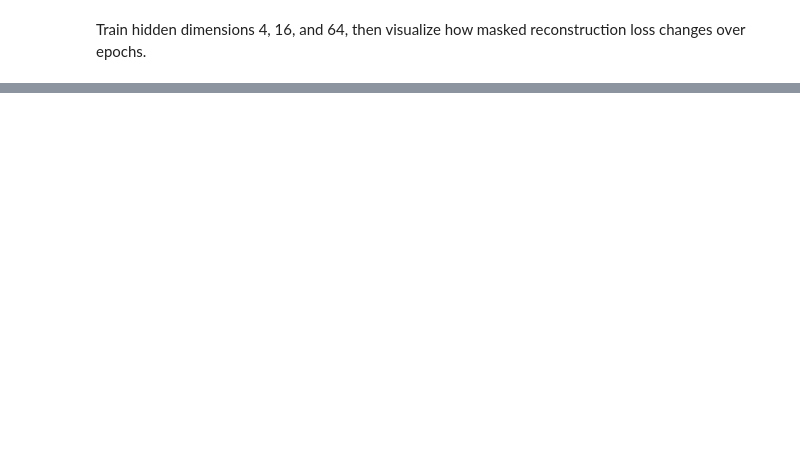
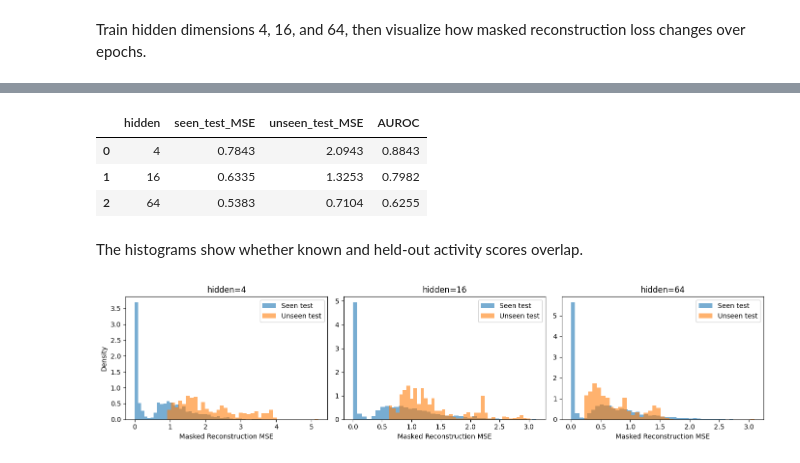
Before and after one commit to MJawad-AbouAleiwi/Federated-Learning, a Jupyter notebook: 2_Self-Supervised Learning/4_UCI_HAR_Masked_Autoencoder.ipynb, the cells around one changed output, grey strips where cells are left out. Saved outputs shown, nothing was run; the diff lists cells and outputs as text; code cells hidden in the pictures; blank space fills up the shorter version.

```diff
--- a/2_Self-Supervised Learning/4_UCI_HAR_Masked_Autoencoder.ipynb
+++ b/2_Self-Supervised Learning/4_UCI_HAR_Masked_Autoencoder.ipynb
@@ -771,0 +288,36 @@ This highlights an important limitation of reconstruction-error-based activity d
+# %%
+# Report mean reconstruction MSE and AUROC for the baseline capacities
+baseline_scores, baseline_rows = {}, []
+for hidden, model in models.items():
+    seen = reconstruction_scores(model, baseline_data["seen_test"])
+    unseen = reconstruction_scores(model, baseline_data["unseen_test"][BASE_UNSEEN])
+    baseline_scores[hidden] = (seen, unseen)
+    baseline_rows.append({
+        "hidden": hidden,
+        "seen_test_MSE": float(seen.mean()),
+        "unseen_test_MSE": float(unseen.mean()),
+        "AUROC": compute_auroc(seen, unseen),
+    })
+baseline_results = pd.DataFrame(baseline_rows)
+display(baseline_results.round(4))
+# %% [output]
+|  | hidden | seen_test_MSE | unseen_test_MSE | AUROC |
+| 0 | 4 | 0.7843 | 2.0943 | 0.8843 |
+| 1 | 16 | 0.6335 | 1.3253 | 0.7982 |
+| 2 | 64 | 0.5383 | 0.7104 | 0.6255 |
+# %% [markdown]
+The histograms show whether known and held-out activity scores overlap.
+# %%
+# Visualize baseline reconstruction-score separation for each capacity
+fig, axes = plt.subplots(1, len(HIDDENS), figsize=(14, 3.5))
+for ax, hidden in zip(np.ravel(axes), HIDDENS):
+    seen, unseen = baseline_scores[hidden]
+    ax.hist(seen, bins=40, alpha=0.6, density=True, label="Seen test")
+    ax.hist(unseen, bins=40, alpha=0.6, density=True, label="Unseen test")
+    ax.set(title=f"hidden={hidden}", xlabel="Masked Reconstruction MSE")
+    ax.legend()
+np.ravel(axes)[0].set_ylabel("Density")
+plt.tight_layout()
+plt.show()
+# %% [output]
+[figure, added]
```
Also changed, not shown: parts of 98 cells of this notebook.
